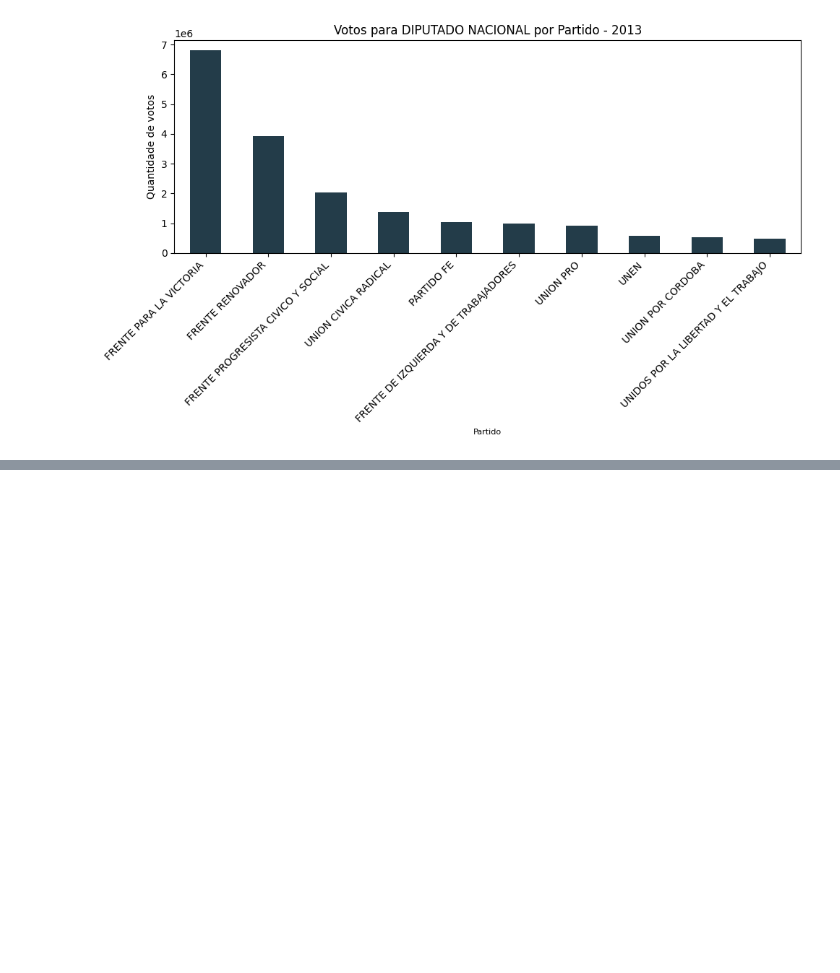
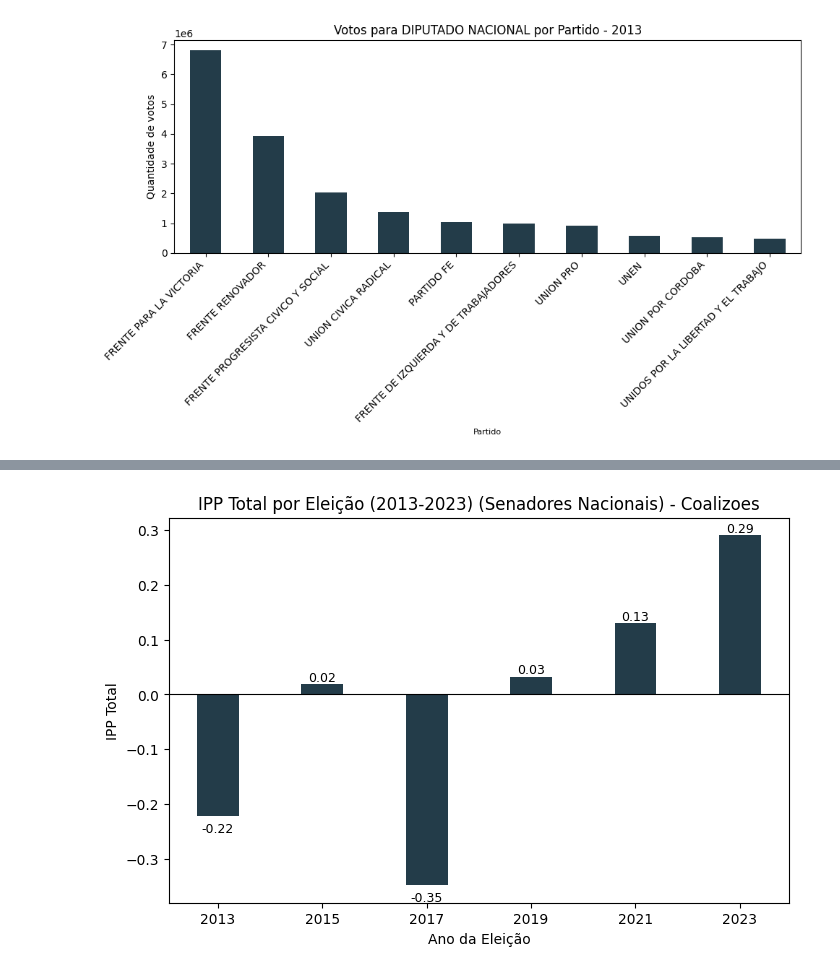
Before and after one commit to quintellabernardo/nucleo_macro_2025_2, a Jupyter notebook: eleicoes_argentina.ipynb, the cells around one changed output, grey strips where cells are left out. Saved outputs shown, nothing was run; the diff lists cells and outputs as text; code cells hidden in the pictures; blank space fills up the shorter version.

```diff
--- a/eleicoes_2023.ipynb
+++ b/eleicoes_argentina.ipynb
@@ -328,0 +398,20 @@ plt.show()
+# %%
+plt.figure(figsize=(8, 5))
+plt.bar(anos, valores_senadores_coalizoes, color="#233C49")
+
+plt.xlabel("Ano da Eleição")
+plt.ylabel("IPP Total")
+plt.title("IPP Total por Eleição (2013-2023) (Senadores Nacionais) - Coalizoes")
+plt.axhline(0, color="black", linewidth=0.8)
+
+plt.xticks(anos)
+
+# Mostrar valores acima das barras
+for i, v in enumerate(valores_senadores_coalizoes):
+    if anos[i] in ipps_senadores:
+        plt.text(anos[i], v + 0.005 if v >= 0 else v - 0.03, f"{v:.2f}",
+                ha="center", fontsize=9)
+
+plt.show()
+# %% [output]
+[figure, added]
```
Also changed, not shown: parts of 15 cells of this notebook, 2 other files.
